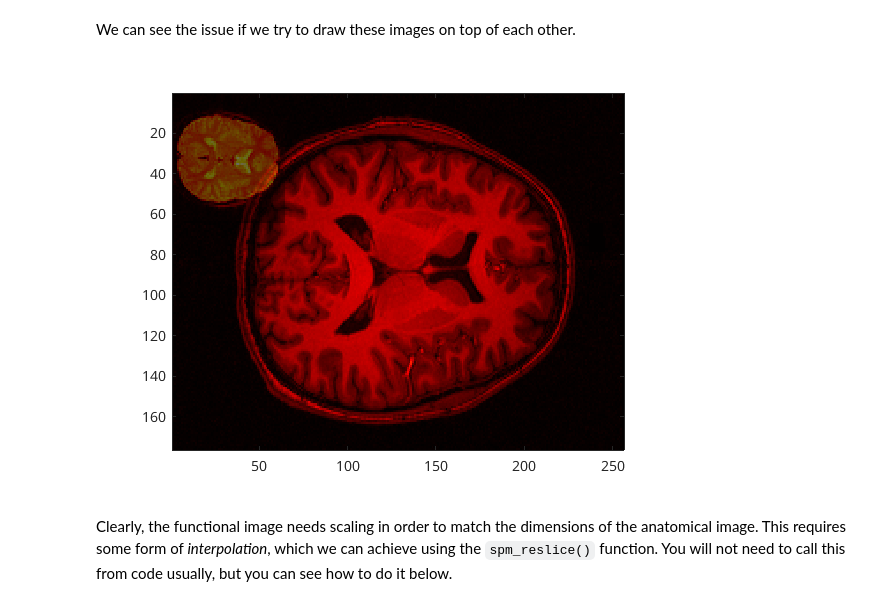
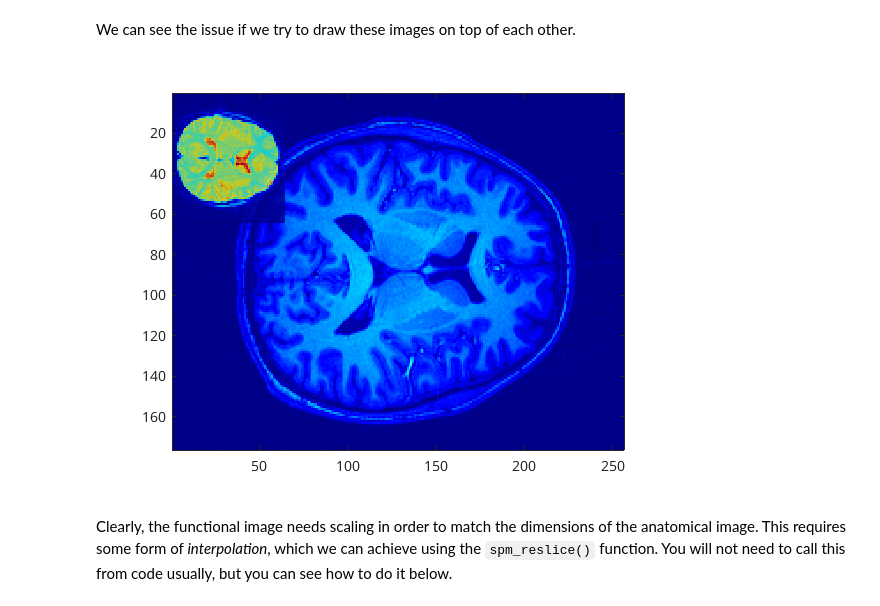
Before and after one commit to martynmcfarquhar/NCCN-FN-ImageRegistration, a Jupyter notebook: _build/jupyter_execute/1.reg-problem.ipynb, the cells around one changed output. Cells and saved outputs as stored; diff of their text form; code cells hidden in the pictures.

```diff
--- a/_build/jupyter_execute/1.reg-problem.ipynb
+++ b/_build/jupyter_execute/1.reg-problem.ipynb
@@ -55,11 +55,11 @@ We can see the issue if we try to draw these images on top of each other.
 # %%
 figure;
 imagesc(anat(:,:,127));
 hold on;
-imagesc(func(:,:,20),'AlphaData',0.4);
-colormap hot;
+imagesc(func(:,:,20),'AlphaData',0.8);
+colormap jet;
 # %% [output]
-[figure, old version]
+[figure, new version]
 # %% [markdown]
 Clearly, the functional image needs scaling in order to match the dimensions of the anatomical image. This requires some form of *interpolation*, which we can achieve using the `spm_reslice()` function. You will not need to call this from code usually, but you can see how to do it below.
 # %%
```
Also changed, not shown: parts of 1 cell of this notebook, 13 other files.
